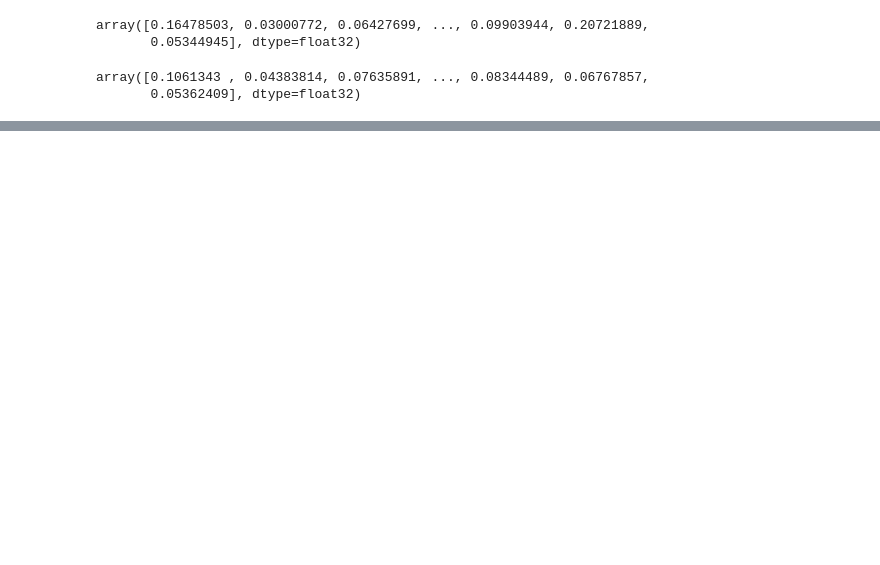
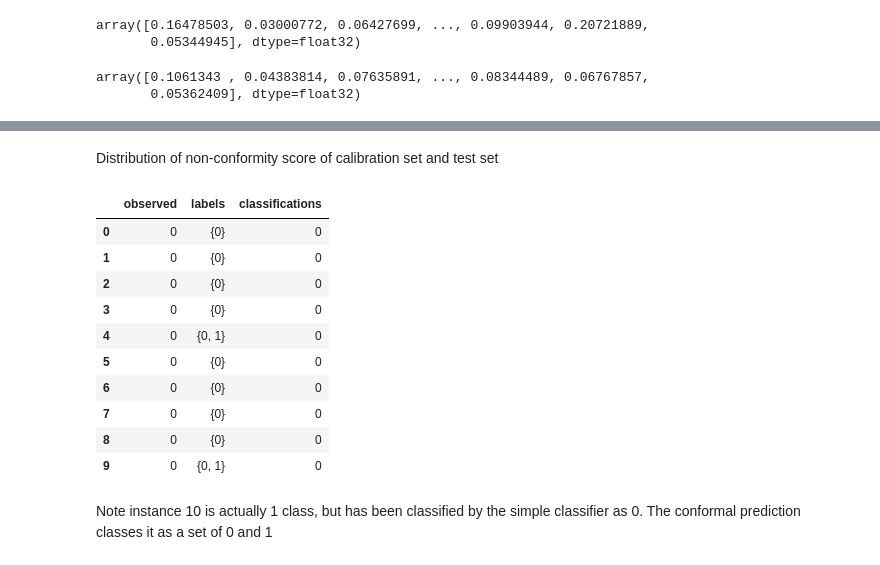
Before and after one commit to haileyvu9/RP, a Jupyter notebook: Research_project_Hailey.ipynb, the cells around one changed output, grey strips where cells are left out. Drawn from its saved outputs; the diff is of its cells as text; code cells hidden in the pictures; blank space fills up the shorter version.

```diff
--- a/Research_project_Hailey.ipynb
+++ b/Research_project_Hailey.ipynb
@@ -483,18 +439,0 @@ class_labels = ['0', '1']
-# %%
-# Get standard predictions
-y_pred_test = lda.predict(X_test)
-
-# Function to get set labels
-def get_prediction_set_labels(prediction_set, class_labels):
-    # Get set of class labels for each instance in prediction sets
-    prediction_set_labels = [
-        set([class_labels[i] for i, x in enumerate(prediction_set) if x]) for prediction_set in
-        prediction]
-    return prediction_set_labels
-
-# Collate predictions
-results_sets = pd.DataFrame()
-results_sets['observed'] = [class_labels[i] for i in y_test]
-results_sets['labels'] = get_prediction_set_labels(prediction, class_labels)
-results_sets['classifications'] = [class_labels[i] for i in y_pred_test]
-results_sets.head(20)
@@ -772,0 +479,2 @@ After calculating threshold for each class. I got a better result
+# %% [markdown]
+Distribution of non-conformity score of calibration set and test set
@@ -772,0 +483,32 @@ After calculating threshold for each class. I got a better result
+# %%
+# Get standard predictions
+y_pred_test = lda.predict(X_test)
+
+# Function to get set labels
+def get_prediction_set_labels(prediction_set, class_labels):
+    # Get set of class labels for each instance in prediction sets
+    prediction_set_labels = [
+        set([class_labels[i] for i, x in enumerate(prediction_set) if x]) for prediction_set in
+        prediction_set]
+    return prediction_set_labels
+
+# Collate predictions
+results_sets = pd.DataFrame()
+results_sets['observed'] = [class_labels[i] for i in y_test]
+results_sets['labels'] = get_prediction_set_labels(prediction, class_labels)
+results_sets['classifications'] = [class_labels[i] for i in y_pred_test]
+results_sets.head(10)
+# %% [output]
+|  | observed | labels | classifications |
+| 0 | 0 | {0} | 0 |
+| 1 | 0 | {0} | 0 |
+| 2 | 0 | {0} | 0 |
+| 3 | 0 | {0} | 0 |
+| 4 | 0 | {0, 1} | 0 |
+| 5 | 0 | {0} | 0 |
+| 6 | 0 | {0} | 0 |
+| 7 | 0 | {0} | 0 |
+| 8 | 0 | {0} | 0 |
+| 9 | 0 | {0, 1} | 0 |
+# %% [markdown]
+Note instance 10 is actually 1 class, but has been classified by the simple classifier as 0. The conformal prediction classes it as a set of 0 and 1
```
Also changed, not shown: parts of 67 cells of this notebook.
